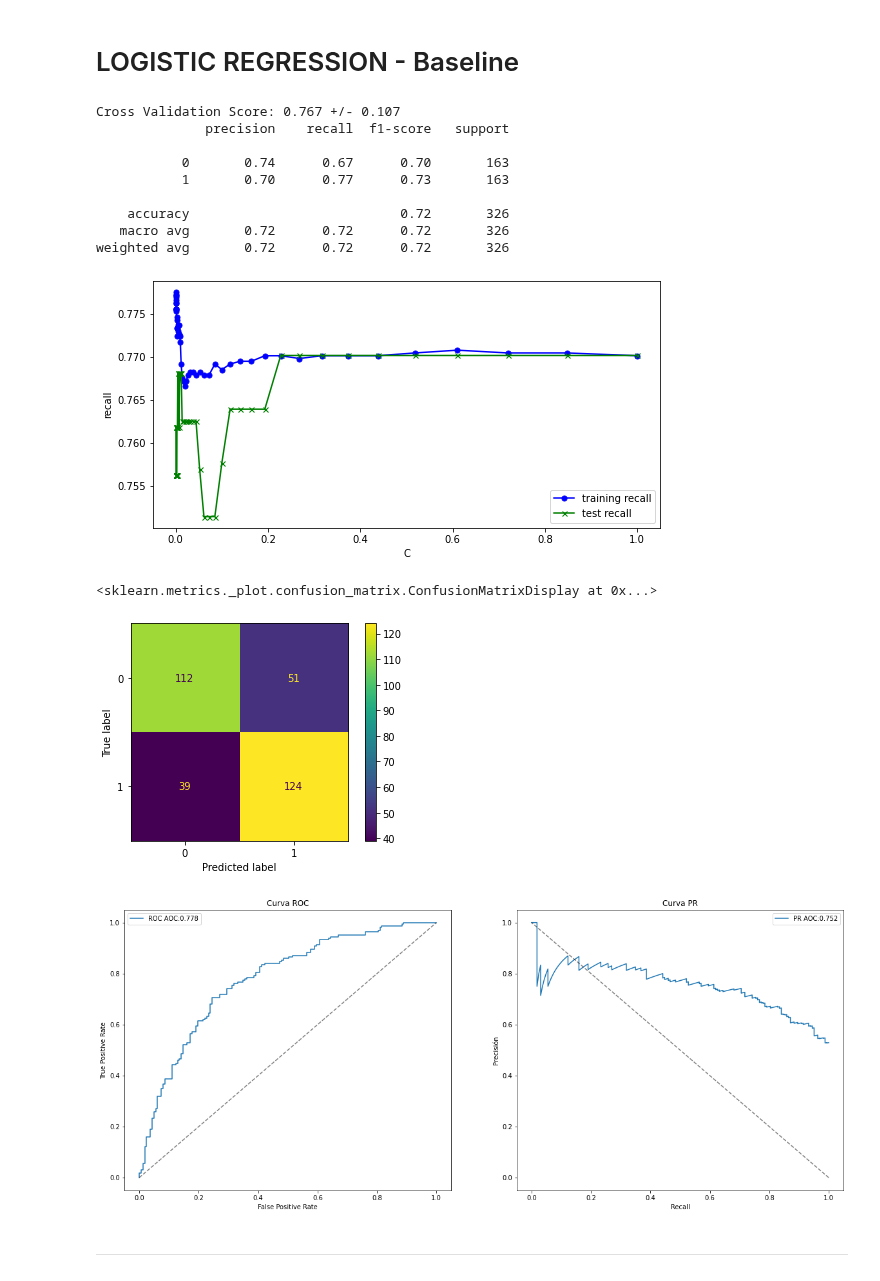
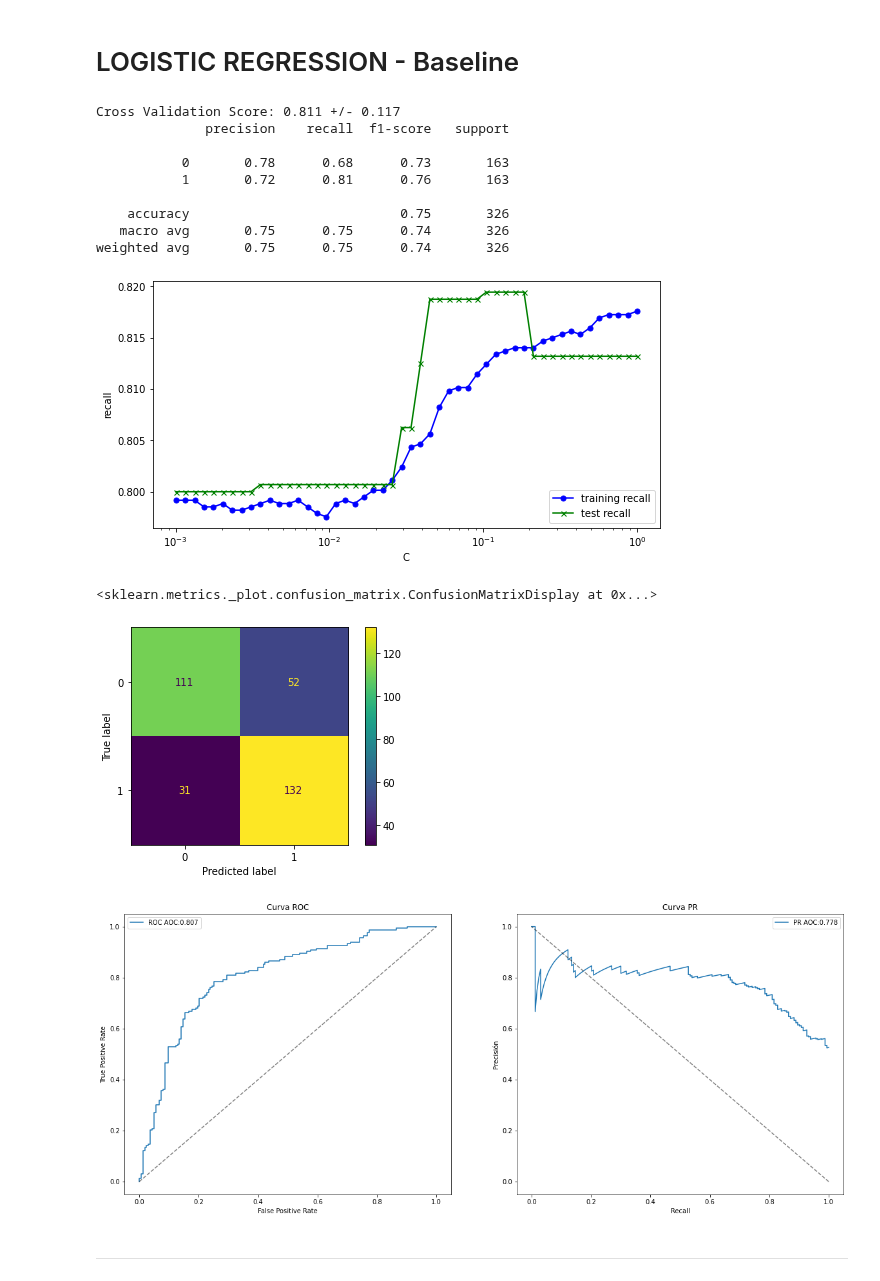
Before and after one commit to JaviCeRodriguez/Heart-Failure-ML, a Jupyter notebook: classification_v2.ipynb, the cells around one changed output. Cells and saved outputs as stored; diff of their text form; code cells hidden in the pictures.

```diff
--- a/classification_v2.ipynb
+++ b/classification_v2.ipynb
@@ -137,6 +137,7 @@ def train_test_curve (model,param,param_range):
                 ,marker='o'
                 ,markersize=5
                 ,label='training recall')
+    plt.xscale("log")
     plt.plot(param_range
                 ,test__mean
                 ,color='green'
@@ -153,37 +154,37 @@ def train_test_curve (model,param,param_range):
 # %% [markdown]
 # LOGISTIC REGRESSION - Baseline
 # %%
-lr_model = LogisticRegression(fit_intercept=False, dual=False, max_iter=40000,C=1e-4)
+lr_model = LogisticRegression(fit_intercept=False, dual=False, max_iter=40000,C=0.2)
 lr_model.fit(feat_train,targ_train)
 lr_scoring = cross_val_score(lr_model, feat_train, targ_train,cv=10, scoring=score_metric)
 print("Cross Validation Score: {:.3f} +/- {:.3f}".format(lr_scoring.mean(),lr_scoring.std()))
 lr_predicted = cross_val_predict(lr_model,feat_train,targ_train,cv=10)
 print(classification_report(targ_train, lr_predicted))
 # %% [output]
-Cross Validation Score: 0.767 +/- 0.107
+Cross Validation Score: 0.811 +/- 0.117
               precision    recall  f1-score   support
 
-           0       0.74      0.67      0.70       163
-           1       0.70      0.77      0.73       163
+           0       0.78      0.68      0.73       163
+           1       0.72      0.81      0.76       163
 
-    accuracy                           0.72       326
-   macro avg       0.72      0.72      0.72       326
-weighted avg       0.72      0.72      0.72       326
+    accuracy                           0.75       326
+   macro avg       0.75      0.75      0.74       326
+weighted avg       0.75      0.75      0.74       326
 # %%
-train_test_curve(lr_model,"C",np.logspace(-3.5,-0,50))
+train_test_curve(lr_model,"C",np.logspace(-3,0,50))
 # %% [output]
-[figure, old version]
+[figure, new version]
 # %%
 cm = confusion_matrix(targ_train, lr_predicted)
 disp = ConfusionMatrixDisplay(confusion_matrix=cm)
 disp.plot()
 # %% [output]
 <sklearn.metrics._plot.confusion_matrix.ConfusionMatrixDisplay at 0x...>
-[figure, old version]
+[figure, new version]
 # %%
 aoc_curves(lr_model,feat_train,targ_train)
 # %% [output]
-[figure, old version]
+[figure, new version]
 # %% [markdown]
 ---
 # %% [markdown]
```
Also changed, not shown: parts of 7 cells of this notebook, 1 other file.
